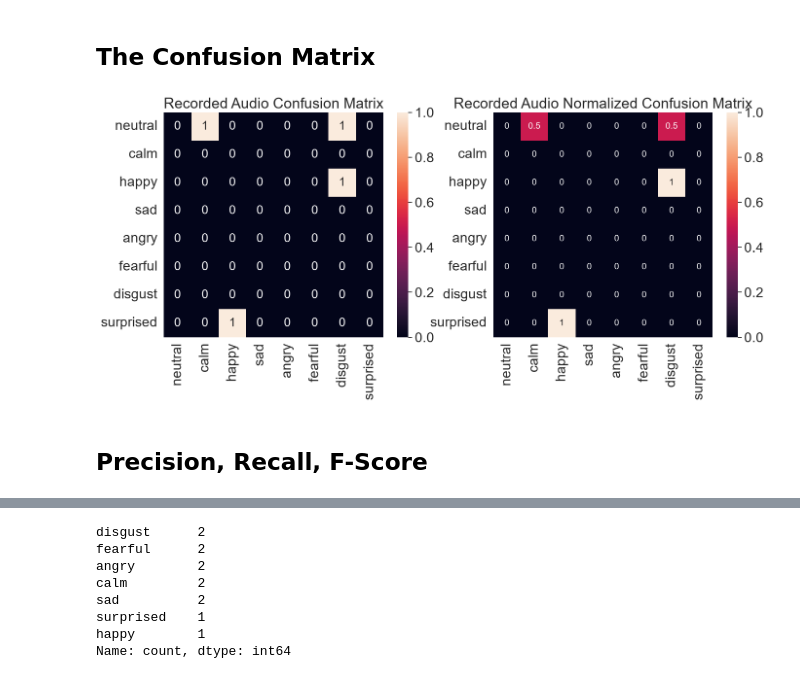
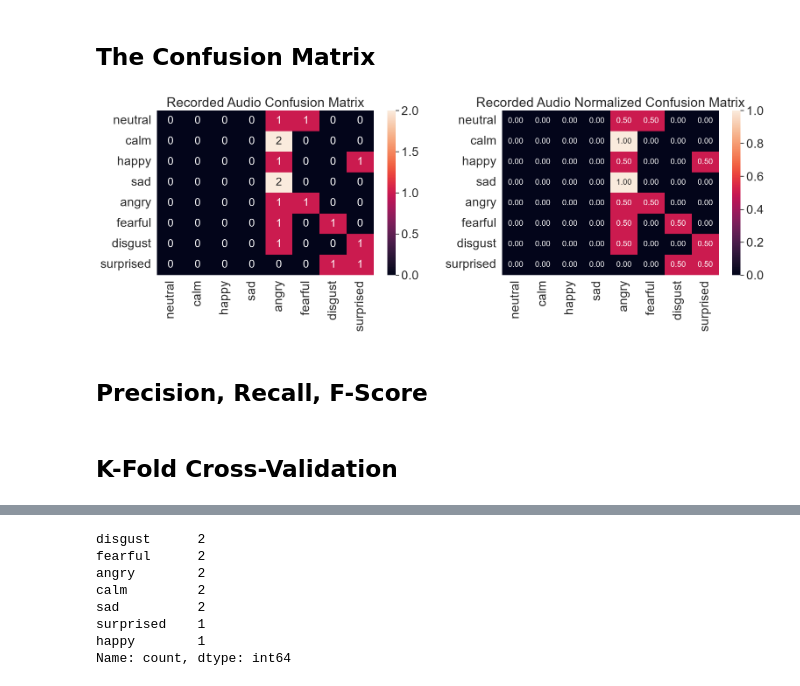
Before and after one commit to gurnisha-rehal/Week4-NeuralNetworks, a Jupyter notebook: Week4__Neural_Networks.ipynb, the cells around one changed output, grey strips where cells are left out. Drawn from its saved outputs; the diff is of its cells as text; code cells hidden in the pictures.

```diff
--- a/Week4__Neural_Networks.ipynb
+++ b/Week4__Neural_Networks.ipynb
@@ -1142,16 +1154,16 @@ Grid Search cannot run stratified cross-validation because at least one emotion
 model = MLPClassifier(
     activation='relu',
     solver='adam',
-    alpha=0.001,
-    batch_size=256,
-    hidden_layer_sizes=(300,),
-    learning_rate='adaptive',
+    alpha=0.01,
+    batch_size=32,
+    hidden_layer_sizes=(100, 50),
+    learning_rate='constant',
     max_iter=1000,
-    random_state=42,
+    random_state=42
 )
 
 # In the final model, we can use the whole training dataset
-model.fit(recorded_X_train, recorded_y_train)
+model.fit(X_train, y_train)
 
-print(f'MLP Model\'s accuracy on training set is {100*model.score(recorded_X_train, recorded_y_train):.2f}%')
+print(f'MLP Model\'s accuracy on training set is {100*model.score(X_train, y_train):.2f}%')
 # %% [output]
@@ -1171,48 +1183,74 @@ plt.show()
 from sklearn.metrics import confusion_matrix
 import seaborn as sn
 
-# get predictions on test set
-recorded_test_emotion_predictions = model.predict(recorded_X_test_scaled)
-recorded_test_emotion_groundtruth = recorded_y_test
+# Get predictions on Recorded Audio
+recorded_test_emotion_predictions = model.predict(recorded_features)
+recorded_test_emotion_groundtruth = np.asarray(recorded_emotions).ravel()
 
-# set labels for matrix axes from emotions
-recorded_emotion_list = ['neutral', 'calm', 'happy', 'sad', 'angry', 'fearful', 'disgust', 'surprised']
+# Set labels for matrix axes from emotions
+recorded_emotion_list = [
+    'neutral', 'calm', 'happy', 'sad',
+    'angry', 'fearful', 'disgust', 'surprised'
+]
 recorded_emotion_name = [emotion for emotion in recorded_emotion_list]
 
-# build confusion matrix and normalized confusion matrix
-recorded_conf_matrix = confusion_matrix(recorded_test_emotion_groundtruth, recorded_test_emotion_predictions, labels=recorded_emotion_list)
+# Build confusion matrix and normalized confusion matrix
+recorded_conf_matrix = confusion_matrix(
+    recorded_test_emotion_groundtruth,
+    recorded_test_emotion_predictions,
+    labels=recorded_emotion_list
+)
 
-recorded_conf_matrix_norm = confusion_matrix(recorded_test_emotion_groundtruth, recorded_test_emotion_predictions, normalize='true', labels=recorded_emotion_list)
+recorded_conf_matrix_norm = confusion_matrix(
+    recorded_test_emotion_groundtruth,
+    recorded_test_emotion_predictions,
+    normalize='true',
+    labels=recorded_emotion_list
+)
 
-# make a confusion matrix with labels using a DataFrame
-recorded_confmatrix_df = pd.DataFrame(recorded_conf_matrix, index=recorded_emotion_name, columns=recorded_emotion_name)
-recorded_confmatrix_df_norm = pd.DataFrame(recorded_conf_matrix_norm, index=recorded_emotion_name, columns=recorded_emotion_name)
+# Make confusion matrices using DataFrames
+recorded_confmatrix_df = pd.DataFrame(
+    recorded_conf_matrix,
+    index=recorded_emotion_name,
+    columns=recorded_emotion_name
+)
 
-# plot confusion matrices
+recorded_confmatrix_df_norm = pd.DataFrame(
+    recorded_conf_matrix_norm,
+    index=recorded_emotion_name,
+    columns=recorded_emotion_name
+)
+
+# Plot confusion matrices
 plt.figure(figsize=(16, 6))
 sn.set(font_scale=1.8)
 
 plt.subplot(1, 2, 1)
 plt.title('Recorded Audio Confusion Matrix')
 sn.heatmap(
     recorded_confmatrix_df,
     annot=True,
+    fmt='d',
     annot_kws={"size": 18},
 )
 
 plt.subplot(1, 2, 2)
 plt.title('Recorded Audio Normalized Confusion Matrix')
 sn.heatmap(
     recorded_confmatrix_df_norm,
     annot=True,
+    fmt='.2f',
     annot_kws={"size": 13},
 )
 
+plt.tight_layout()
 plt.show()
 # %% [output]
-[figure, old version]
+[figure, new version]
 # %% [markdown]
 ## Precision, Recall, F-Score
+# %% [markdown]
+## K-Fold Cross-Validation
 # %%
 from sklearn.metrics import (f1_score, precision_score, recall_score, accuracy_score)
 
```
Also changed, not shown: parts of 14 cells of this notebook.
